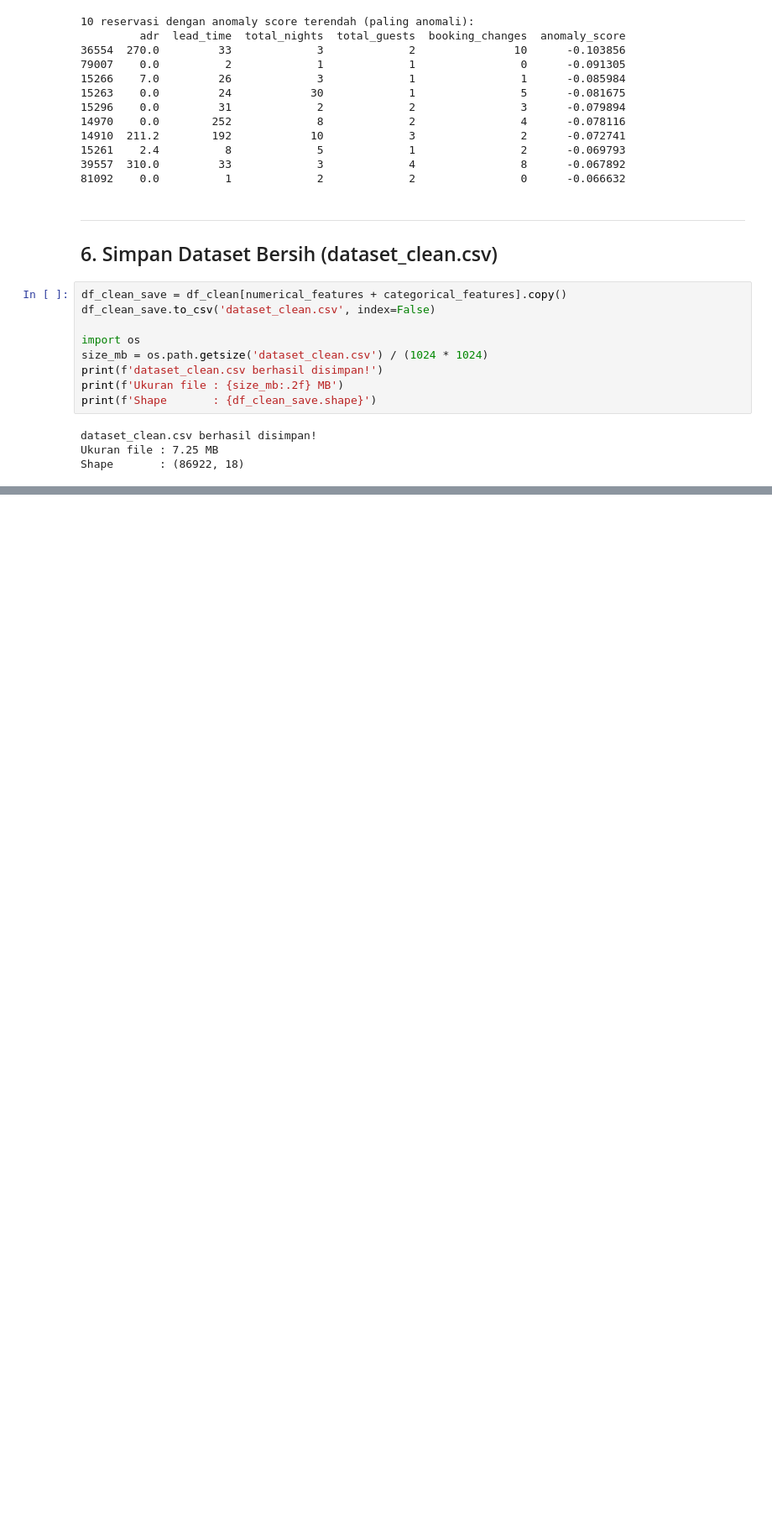
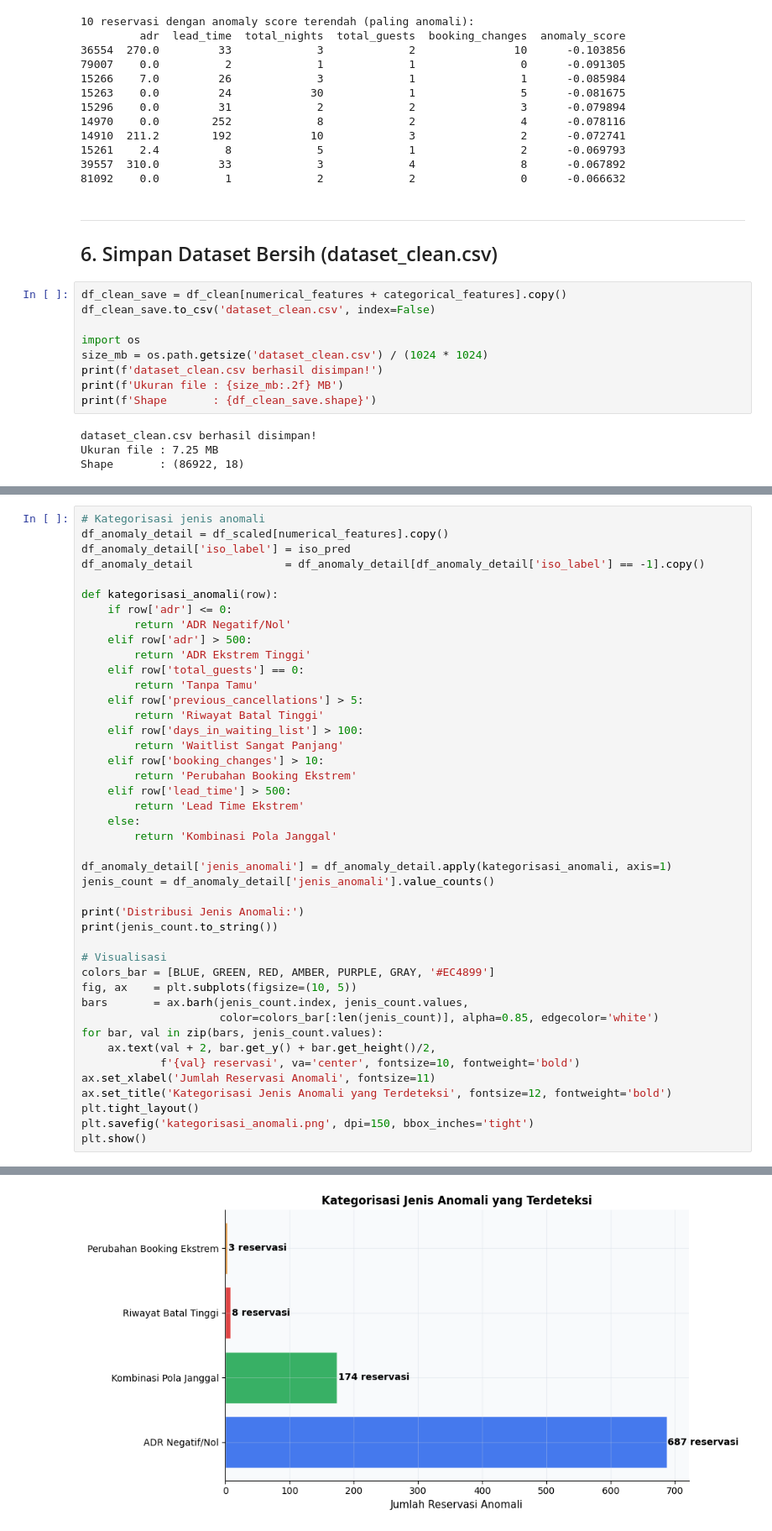
Before and after one commit to keroppiii/H1D023019_Fatimah_Nurmawati_ProjectML, a Jupyter notebook: Preprocessing_HotelDemand.ipynb, the cells around one changed output, grey strips where cells are left out. Shown at 84% size. Cells and saved outputs as stored; diff of their text form; blank space fills up the shorter version.

```diff
--- a/Preprocessing_HotelDemand.ipynb
+++ b/Preprocessing_HotelDemand.ipynb
@@ -547,0 +808,44 @@ Shape       : (86922, 18)
+# %%
+# Kategorisasi jenis anomali
+df_anomaly_detail = df_scaled[numerical_features].copy()
+df_anomaly_detail['iso_label'] = iso_pred
+df_anomaly_detail              = df_anomaly_detail[df_anomaly_detail['iso_label'] == -1].copy()
+
+def kategorisasi_anomali(row):
+    if row['adr'] <= 0:
+        return 'ADR Negatif/Nol'
+    elif row['adr'] > 500:
+        return 'ADR Ekstrem Tinggi'
+    elif row['total_guests'] == 0:
+        return 'Tanpa Tamu'
+    elif row['previous_cancellations'] > 5:
+        return 'Riwayat Batal Tinggi'
+    elif row['days_in_waiting_list'] > 100:
+        return 'Waitlist Sangat Panjang'
+    elif row['booking_changes'] > 10:
+        return 'Perubahan Booking Ekstrem'
+    elif row['lead_time'] > 500:
+        return 'Lead Time Ekstrem'
+    else:
+        return 'Kombinasi Pola Janggal'
+
+df_anomaly_detail['jenis_anomali'] = df_anomaly_detail.apply(kategorisasi_anomali, axis=1)
+jenis_count = df_anomaly_detail['jenis_anomali'].value_counts()
+
+print('Distribusi Jenis Anomali:')
+print(jenis_count.to_string())
+
+# Visualisasi
+colors_bar = [BLUE, GREEN, RED, AMBER, PURPLE, GRAY, '#EC4899']
+fig, ax    = plt.subplots(figsize=(10, 5))
+bars       = ax.barh(jenis_count.index, jenis_count.values,
+                     color=colors_bar[:len(jenis_count)], alpha=0.85, edgecolor='white')
+for bar, val in zip(bars, jenis_count.values):
+    ax.text(val + 2, bar.get_y() + bar.get_height()/2,
+            f'{val} reservasi', va='center', fontsize=10, fontweight='bold')
+ax.set_xlabel('Jumlah Reservasi Anomali', fontsize=11)
+ax.set_title('Kategorisasi Jenis Anomali yang Terdeteksi', fontsize=12, fontweight='bold')
+plt.tight_layout()
+plt.savefig('kategorisasi_anomali.png', dpi=150, bbox_inches='tight')
+plt.show()
+# %% [output]
@@ -547,0 +858 @@ Shape       : (86922, 18)
+[figure, added]
```
Also changed, not shown: parts of 21 cells of this notebook, 4 other files.
